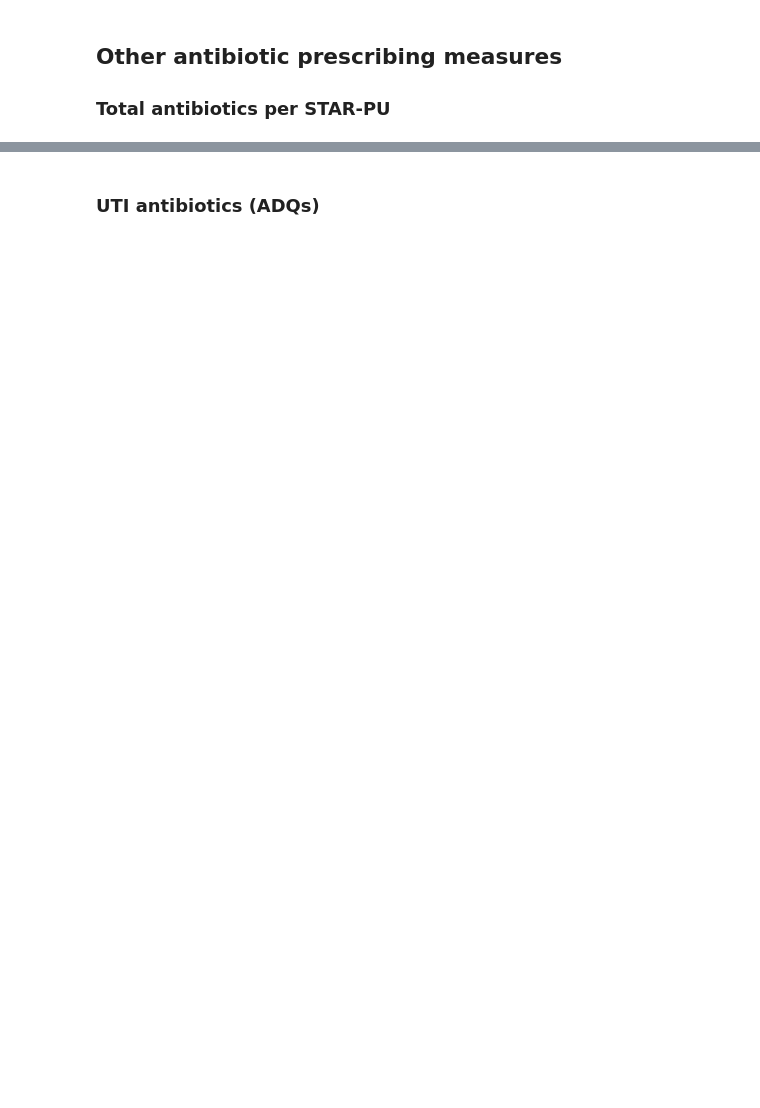
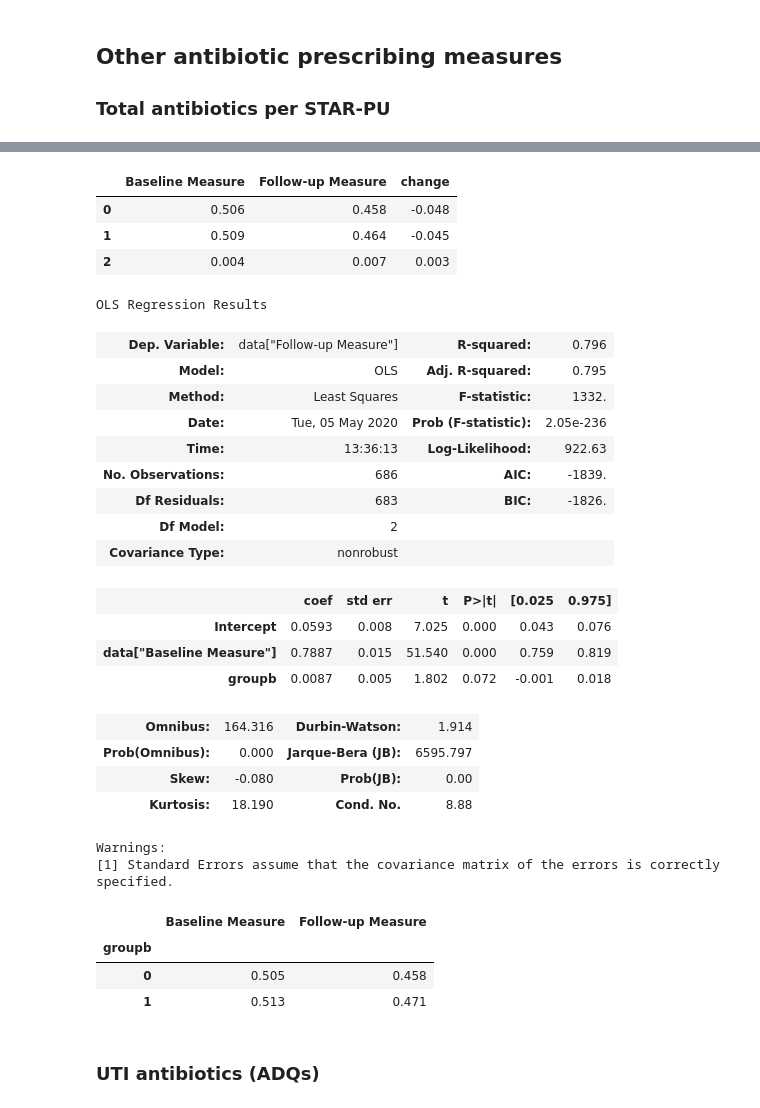
Before and after one commit to ebmdatalab/antibiotics-rct-analysis, a Jupyter notebook: Cephalosporin measure for RCT (analysis).ipynb, the cells around one changed output, grey strips where cells are left out. Saved outputs shown, nothing was run; the diff lists cells and outputs as text; code cells hidden in the pictures; blank space fills up the shorter version.

```diff
--- a/Cephalosporin measure for RCT (analysis).ipynb
+++ b/Cephalosporin measure for RCT (analysis).ipynb
@@ -408,15 +525,60 @@ lm.summary()
+# %%
+summary = data.groupby("intervention")[["Baseline Measure", "Follow-up Measure"]].mean()
+summary["change"] = summary["Follow-up Measure"] - summary["Baseline Measure"]
+#calculate difference in changes
+summary = summary.append(summary.iloc[1]-summary.iloc[0], ignore_index=True)
+
+summary.round(3)
+# %% [output]
+|  | Baseline Measure | Follow-up Measure | change |
+| 0 | 0.506 | 0.458 | -0.048 |
+| 1 | 0.509 | 0.464 | -0.045 |
+| 2 | 0.004 | 0.007 | 0.003 |
 # %%
 import statsmodels.formula.api as smf
-data = dftm.loc[dftm.allocation=="I"]
+data = dftm.loc[dftm.allocation=="I"].copy()
 
 # remove infinite values
 data["Follow-up Measure"] = data["Follow-up Measure"].replace([np.inf, -np.inf], np.nan)
 # create a new Series called "intervention" to convert intervention/control to numerical values
 data['groupb'] = data.group_ab.map({'A':0, 'B':1})
 
 lm = smf.ols(formula='data["Follow-up Measure"] ~ data["Baseline Measure"] + groupb', data=data).fit()
 
 lm.summary()
+# %% [output]
+OLS Regression Results
+| Dep. Variable: | data["Follow-up Measure"] | R-squared: | 0.796 |
+| Model: | OLS | Adj. R-squared: | 0.795 |
+| Method: | Least Squares | F-statistic: | 1332. |
+| Date: | Tue, 05 May 2020 | Prob (F-statistic): | 2.05e-236 |
+| Time: | 13:36:13 | Log-Likelihood: | 922.63 |
+| No. Observations: | 686 | AIC: | -1839. |
+| Df Residuals: | 683 | BIC: | -1826. |
+| Df Model: | 2 |  |  |
+| Covariance Type: | nonrobust |  |  |
+|  | coef | std err | t | P>|t| | [0.025 | 0.975] |
+| Intercept | 0.0593 | 0.008 | 7.025 | 0.000 | 0.043 | 0.076 |
+| data["Baseline Measure"] | 0.7887 | 0.015 | 51.540 | 0.000 | 0.759 | 0.819 |
+| groupb | 0.0087 | 0.005 | 1.802 | 0.072 | -0.001 | 0.018 |
+| Omnibus: | 164.316 | Durbin-Watson: | 1.914 |
+| Prob(Omnibus): | 0.000 | Jarque-Bera (JB): | 6595.797 |
+| Skew: | -0.080 | Prob(JB): | 0.00 |
+| Kurtosis: | 18.190 | Cond. No. | 8.88 |
+Warnings:
+[1] Standard Errors assume that the covariance matrix of the errors is correctly specified.
+# %%
+summary = data.groupby("groupb")[["Baseline Measure", "Follow-up Measure"]].mean()
+'''summary["change"] = summary["Follow-up Measure"] - summary["Baseline Measure"]
+#calculate difference in changes
+summary = summary.append(summary.iloc[1]-summary.iloc[0], ignore_index=True)'''
+
+summary.round(3)
+# %% [output]
+|  | Baseline Measure | Follow-up Measure |
+| groupb |  |  |
+| 0 | 0.505 | 0.458 |
+| 1 | 0.513 | 0.471 |
 # %% [markdown]
 ### UTI antibiotics (ADQs)
 # %%
```
Also changed, not shown: parts of 26 cells of this notebook.
